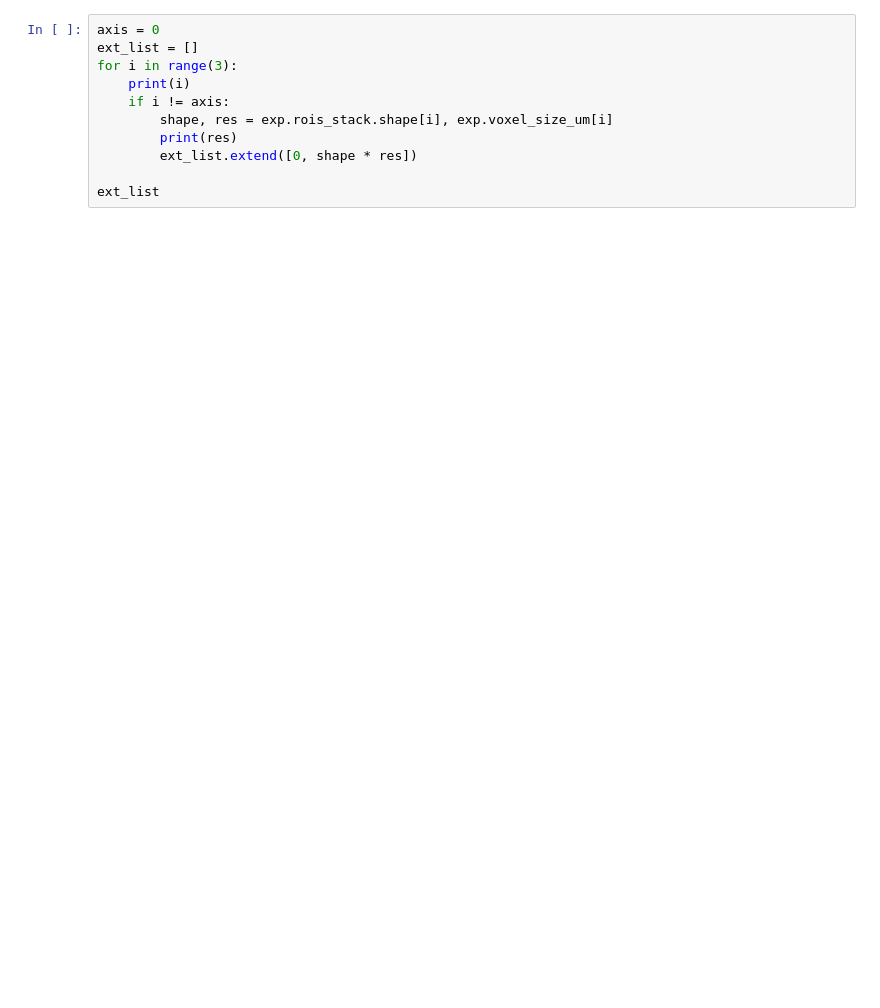
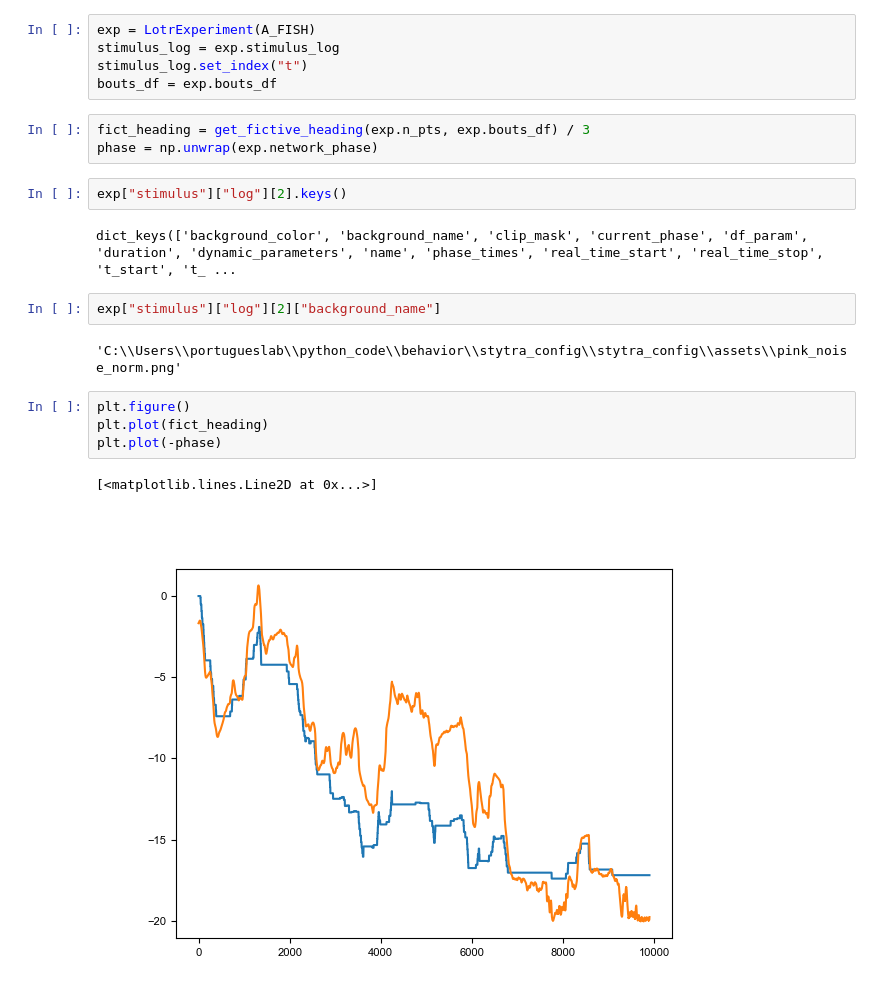
Before and after one commit to portugueslab/lotr, a Jupyter notebook: notebooks/deleteme.ipynb, the cells around one changed output. Cells and saved outputs as stored; diff of their text form; blank space fills up the shorter version.

Commit message:
Added draft for fictive trackingscope exp

```diff
--- a/notebooks/deleteme.ipynb
+++ b/notebooks/deleteme.ipynb
@@ -36,11 +13,23 @@ plt.scatter(exp.coords[:, 1], exp.coords[:, 2])
-# %%
-axis = 0
-ext_list = []
-for i in range(3):
-    print(i)
-    if i != axis:
-        shape, res = exp.rois_stack.shape[i], exp.voxel_size_um[i]
-        print(res)
-        ext_list.extend([0, shape * res])
-
-ext_list
+# %%
+exp = LotrExperiment(A_FISH)
+stimulus_log = exp.stimulus_log
+stimulus_log.set_index("t")
+bouts_df = exp.bouts_df
+# %%
+fict_heading = get_fictive_heading(exp.n_pts, exp.bouts_df) / 3
+phase = np.unwrap(exp.network_phase)
+# %%
+exp["stimulus"]["log"][2].keys()
+# %% [output]
+dict_keys(['background_color', 'background_name', 'clip_mask', 'current_phase', 'df_param', 'duration', 'dynamic_parameters', 'name', 'phase_times', 'real_time_start', 'real_time_stop', 't_start', 't_ ...
+# %%
+exp["stimulus"]["log"][2]["background_name"]
+# %% [output]
+'C:\\Users\\portugueslab\\python_code\\behavior\\stytra_config\\stytra_config\\assets\\pink_noise_norm.png'
+# %%
+plt.figure()
+plt.plot(fict_heading)
+plt.plot(-phase)
+# %% [output]
+[<matplotlib.lines.Line2D at 0x...>]
+[figure, added]
```
Also changed, not shown: parts of 5 cells of this notebook, 4 other files.
